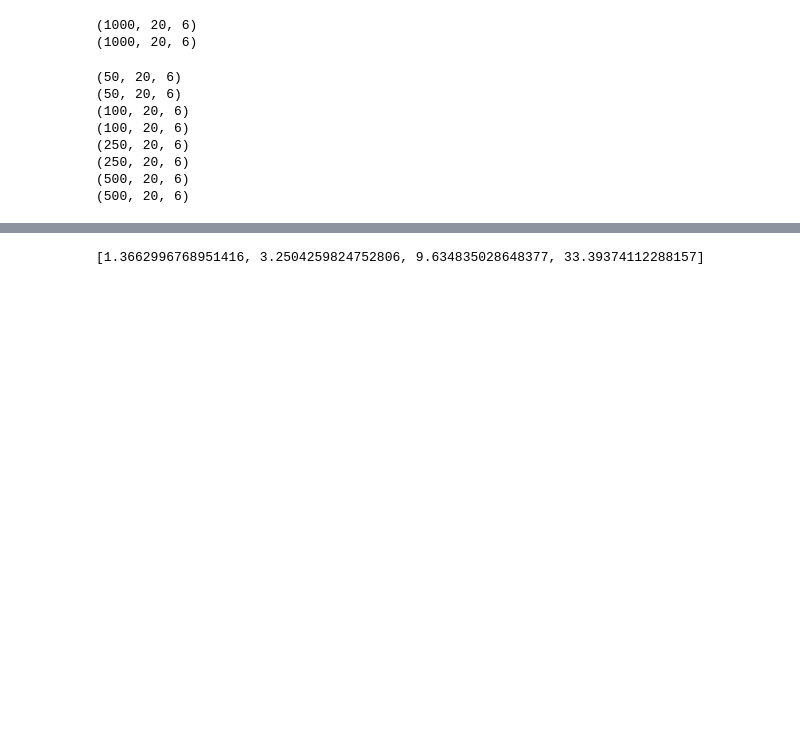
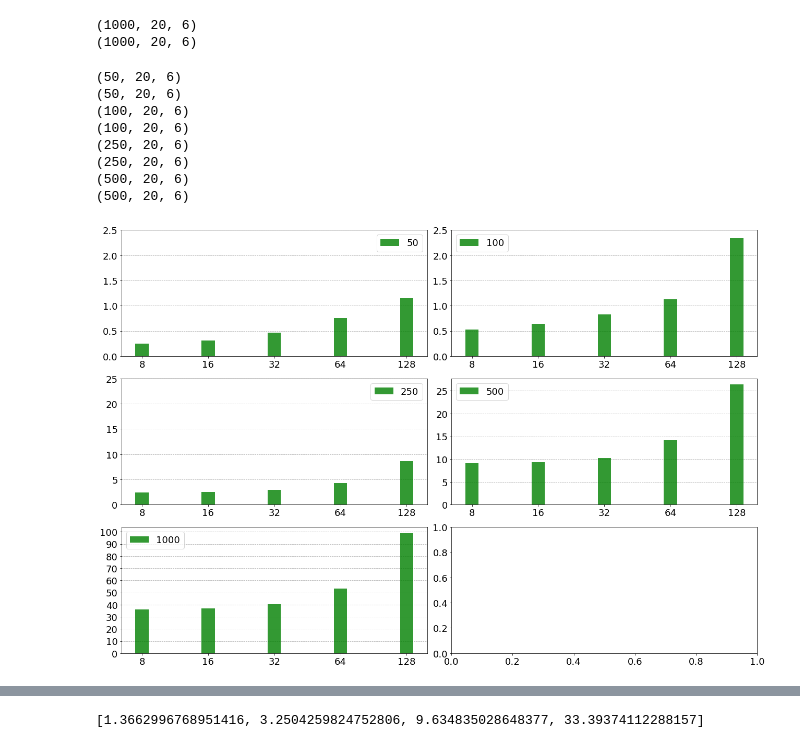
Before and after one commit to oscarescuderoarnanz/dtwParallel, a Jupyter notebook: exampleData/CodeExamples_new/CompareLibraries.ipynb, the cells around one changed output, grey strips where cells are left out. Cells and saved outputs as stored; diff of their text form; code cells hidden in the pictures; blank space fills up the shorter version.

Commit message:
More results of examples

```diff
--- a/exampleData/CodeExamples_new/CompareLibraries.ipynb
+++ b/exampleData/CodeExamples_new/CompareLibraries.ipynb
@@ -198,3 +198,70 @@ for t in range(len(test)):
 (250, 20, 6)
 (500, 20, 6)
 (500, 20, 6)
+# %%
+import matplotlib.pyplot as plt
+import seaborn as sns
+import numpy as np
+
+test = [50, 100, 250, 500, 1000]
+
+n_threads = [8, 16, 32, 64, 128]
+
+dtwParallel_norm2 = []
+
+for t in range(len(test)):
+
+    for n in range(len(n_threads)):
+        data = np.loadtxt("./Results_with_differents_Number_of_MTS/dtwParallel_"+str(test[t])+"MTS_norm2_"+str(n_threads[n])+"threads.txt", dtype=str)
+        a = [word.rstrip(",[]") for word in data]
+        a[0] = a[0][1:]
+        a = [float(i) for i in a]
+        dtwParallel_norm2.append(np.mean(a))
+
+fig, ax = plt.subplots(3,2,figsize=(18,12))
+
+index_inf = 0
+index_sup = 5
+count = 0
+
+for c in range(3):
+    for r in range(2):
+
+        ax[c,r].bar(np.arange(len(dtwParallel_norm2[index_inf:index_sup])), dtwParallel_norm2[index_inf:index_sup], color='green', width=0.2, alpha=0.8, label=test[count])
+
+        keys_finales = ["8", "16", "32", "64", "128"]
+        ax[c,r].set_xticks(np.arange(len(dtwParallel_norm2[index_inf:index_sup])), keys_finales, fontsize=18)
+
+        if c == 0:
+            keys_finales_2 = np.arange(0,3,0.5)
+            ax[c,r].set_yticks(keys_finales_2, fontsize=18)
+
+        elif c == 1:
+            keys_finales_2 = np.arange(0,30,5)
+            ax[c,r].set_yticks(keys_finales_2, fontsize=18)
+        else:
+            keys_finales_2 = np.arange(0,110,10)
+            ax[c,r].set_yticks(keys_finales_2, fontsize=18)
+
+        #ax[c,r].set_ylabel('computation time [seconds]',fontsize=18)
+        ax[c,r].yaxis.grid(linestyle = 'dashed')  # grid lines
+        ax[c,r].set_axisbelow(True)  # grid lines are behind the rest
+
+
+        import matplotlib
+        matplotlib.rc('xtick', labelsize=18)
+        matplotlib.rc('ytick', labelsize=18)
+
+
+        ax[c,r].legend([str(test[count])], fontsize=18)
+
+        index_inf = index_sup
+        index_sup += 5
+        count+=1
+
+        if index_sup > 25:
+            break
+
+plt.tight_layout()
+# %% [output]
+[figure, added]
```
Also changed, not shown: parts of 1 cell of this notebook, 8 other files.
